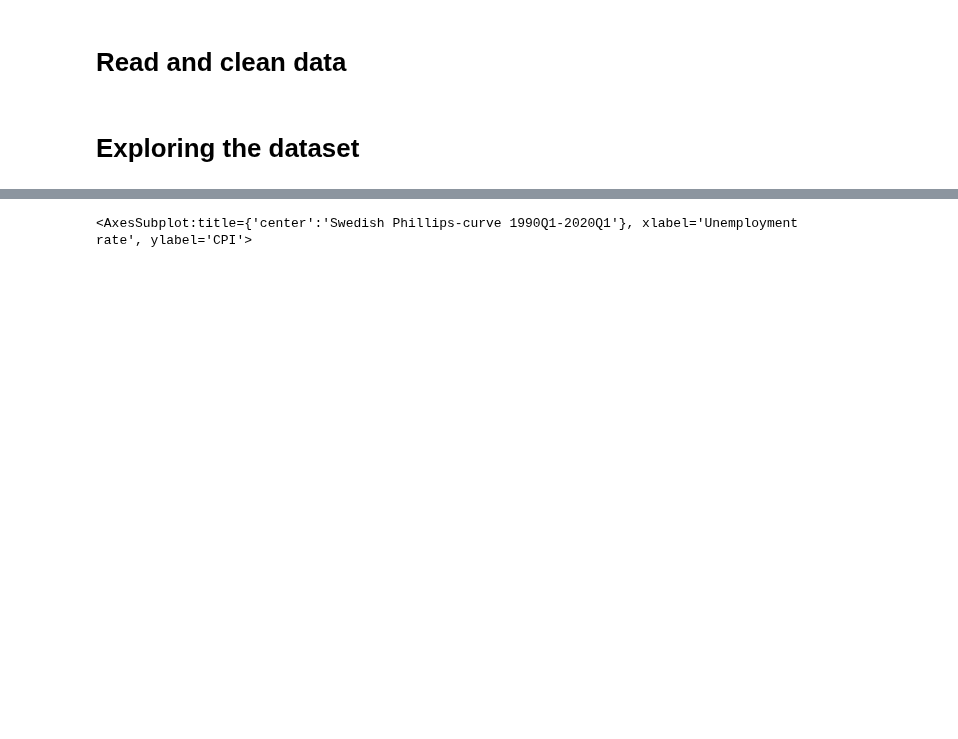
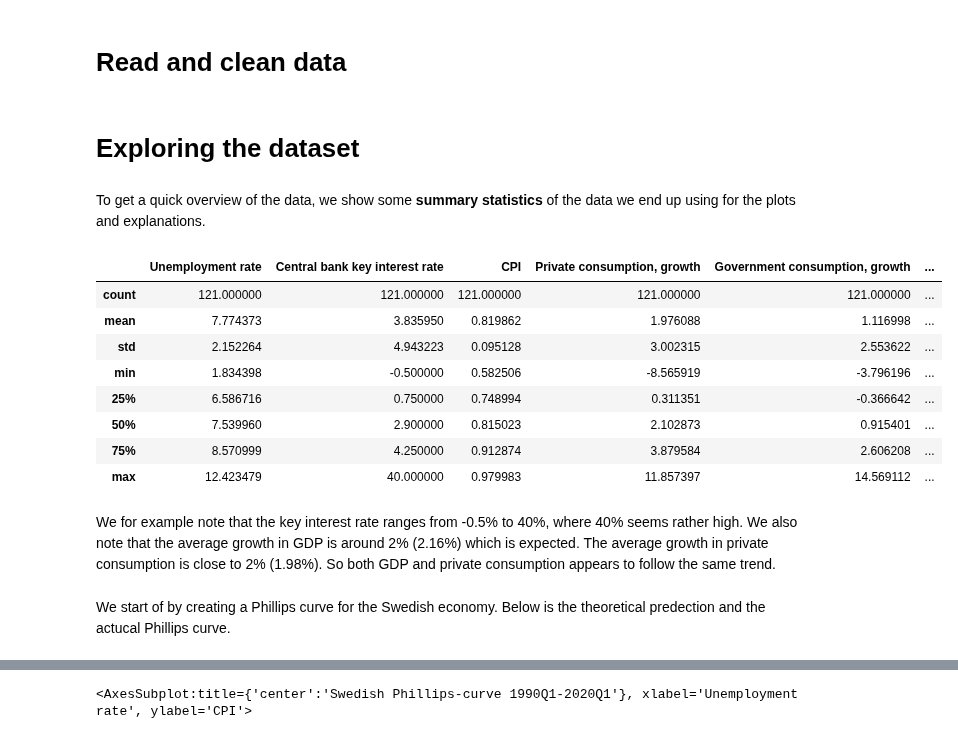
Before and after one commit to NumEconCopenhagen/projects-2023-hold-11, a Jupyter notebook: dataproject/dataproject.ipynb, the cells around one changed output, grey strips where cells are left out. Cells and saved outputs as stored; diff of their text form; code cells hidden in the pictures; blank space fills up the shorter version.

```diff
--- a/dataproject/dataproject.ipynb
+++ b/dataproject/dataproject.ipynb
@@ -34,3 +26,21 @@ df = pd.read_excel(filename)
 df.rename(columns={'Unnamed: 0':'year'}, inplace = True) # rename the unnamed year column to year (clean)
 # %% [markdown]
 # Exploring the dataset
+# %% [markdown]
+To get a quick overview of the data, we show some **summary statistics** of the data we end up using for the plots and explanations.
+# %%
+df[['Unemployment rate','Central bank key interest rate','CPI', 'Private consumption, growth','Government consumption, growth','GDP, growth']].describe()
+# %% [output]
+|  | Unemployment rate | Central bank key interest rate | CPI | Private consumption, growth | Government consumption, growth | ... |
+| count | 121.000000 | 121.000000 | 121.000000 | 121.000000 | 121.000000 | ... |
+| mean | 7.774373 | 3.835950 | 0.819862 | 1.976088 | 1.116998 | ... |
+| std | 2.152264 | 4.943223 | 0.095128 | 3.002315 | 2.553622 | ... |
+| min | 1.834398 | -0.500000 | 0.582506 | -8.565919 | -3.796196 | ... |
+| 25% | 6.586716 | 0.750000 | 0.748994 | 0.311351 | -0.366642 | ... |
+| 50% | 7.539960 | 2.900000 | 0.815023 | 2.102873 | 0.915401 | ... |
+| 75% | 8.570999 | 4.250000 | 0.912874 | 3.879584 | 2.606208 | ... |
+| max | 12.423479 | 40.000000 | 0.979983 | 11.857397 | 14.569112 | ... |
+# %% [markdown]
+We for example note that the key interest rate ranges from -0.5% to 40%, where 40% seems rather high. We also note that the average growth in GDP is around 2% (2.16%) which is expected. The average growth in private consumption is close to 2% (1.98%). So both GDP and private consumption appears to follow the same trend.
+# %% [markdown]
+We start of by creating a Phillips curve for the Swedish economy. Below is the theoretical predection and the actucal Phillips curve.
```
Also changed, not shown: parts of 22 cells of this notebook, 2 other files.
